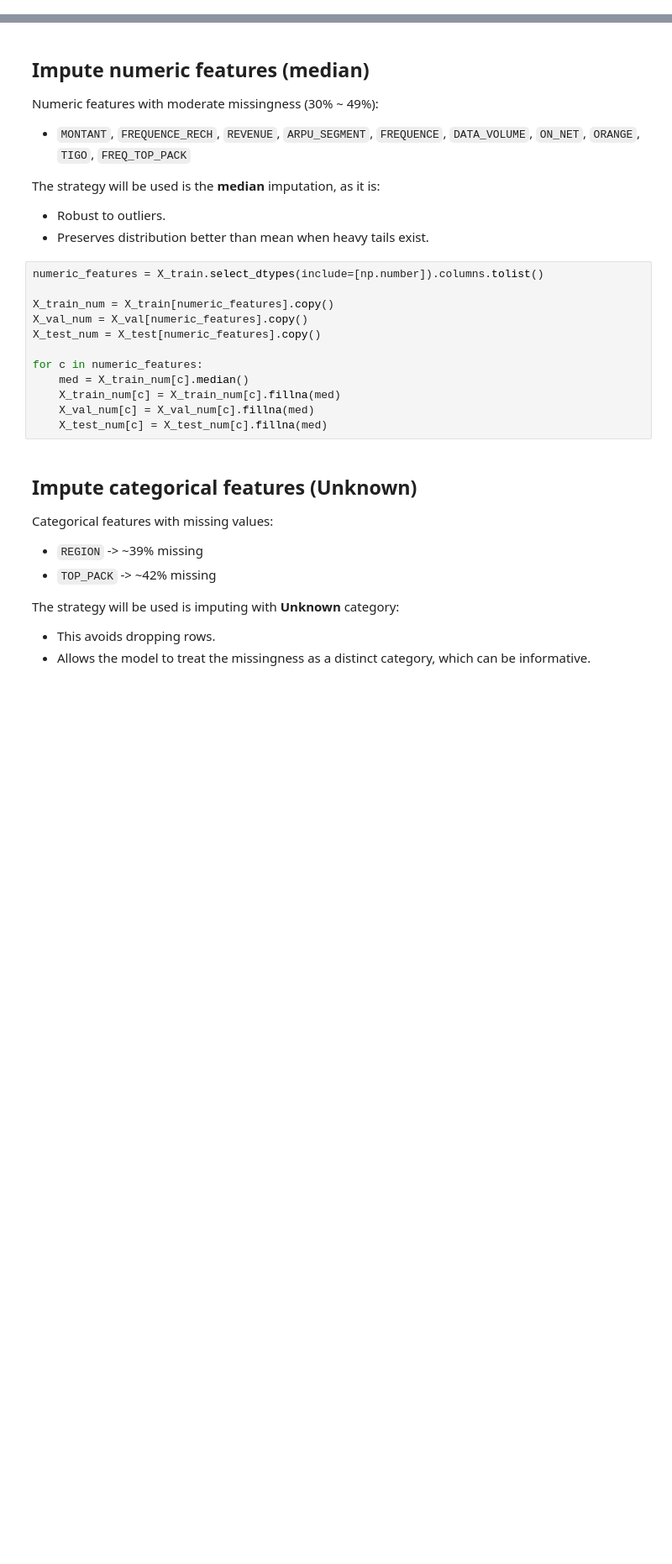
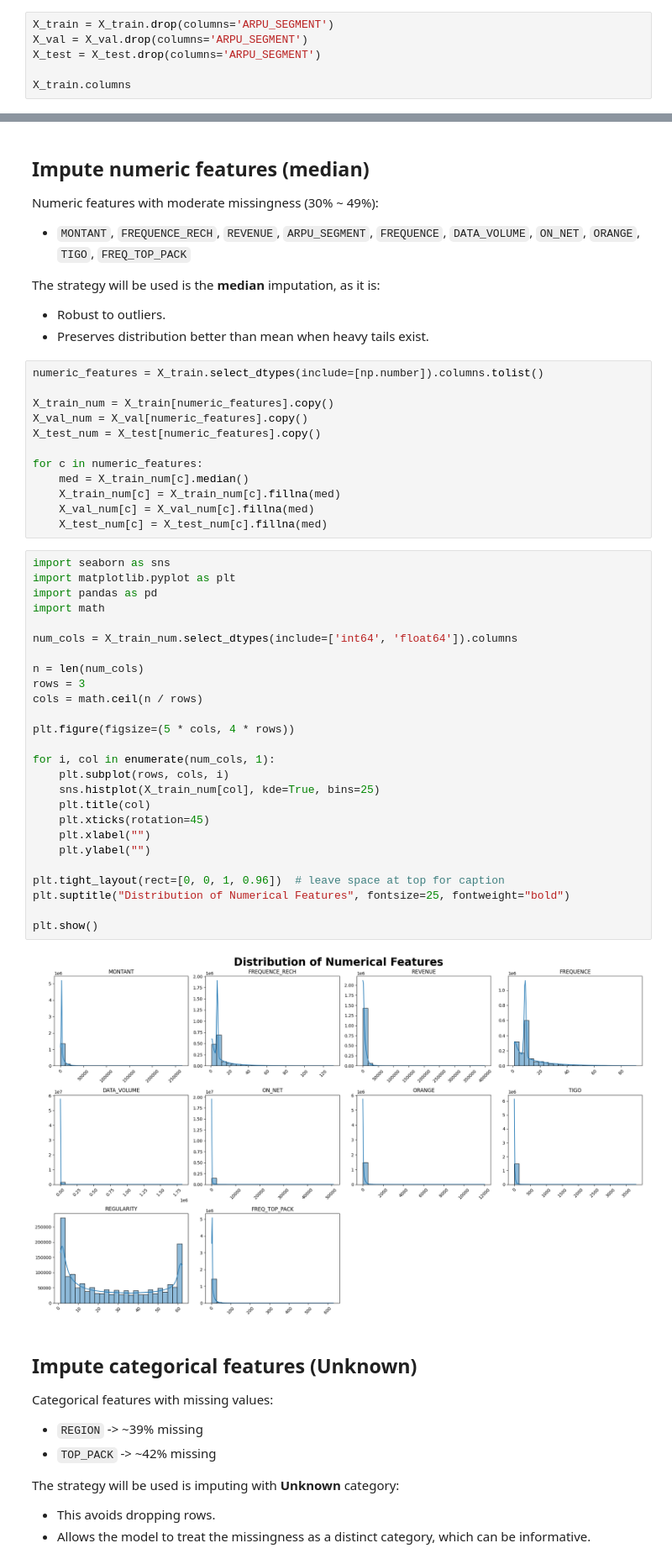
Before and after one commit to theraSara/AI7101-Project, a Jupyter notebook: notebooks/02_data-preprocessing.ipynb, the cells around one changed output, grey strips where cells are left out. Shown at 84% size. Saved outputs shown, nothing was run; the diff lists cells and outputs as text; blank space fills up the shorter version.

```diff
--- a/notebooks/02_data-preprocessing.ipynb
+++ b/notebooks/02_data-preprocessing.ipynb
@@ -89,0 +94,6 @@ Test shape: (323108, 13)
+# %%
+X_train = X_train.drop(columns='ARPU_SEGMENT')
+X_val = X_val.drop(columns='ARPU_SEGMENT')
+X_test = X_test.drop(columns='ARPU_SEGMENT')
+
+X_train.columns
@@ -108,6 +123,34 @@ for c in numeric_features:
     X_train_num[c] = X_train_num[c].fillna(med)
     X_val_num[c] = X_val_num[c].fillna(med)
     X_test_num[c] = X_test_num[c].fillna(med)
+# %%
+import seaborn as sns
+import matplotlib.pyplot as plt
+import pandas as pd
+import math
+
+num_cols = X_train_num.select_dtypes(include=['int64', 'float64']).columns
+
+n = len(num_cols)
+rows = 3
+cols = math.ceil(n / rows)
+
+plt.figure(figsize=(5 * cols, 4 * rows))
+
+for i, col in enumerate(num_cols, 1):
+    plt.subplot(rows, cols, i)
+    sns.histplot(X_train_num[col], kde=True, bins=25)
+    plt.title(col)
+    plt.xticks(rotation=45)
+    plt.xlabel("")
+    plt.ylabel("")
+
+plt.tight_layout(rect=[0, 0, 1, 0.96])  # leave space at top for caption
+plt.suptitle("Distribution of Numerical Features", fontsize=25, fontweight="bold")
+
+plt.show()
+# %% [output]
+[figure, added]
 # %% [markdown]
 ## Impute categorical features (Unknown)
 
```
Also changed, not shown: parts of 13 cells of this notebook.
